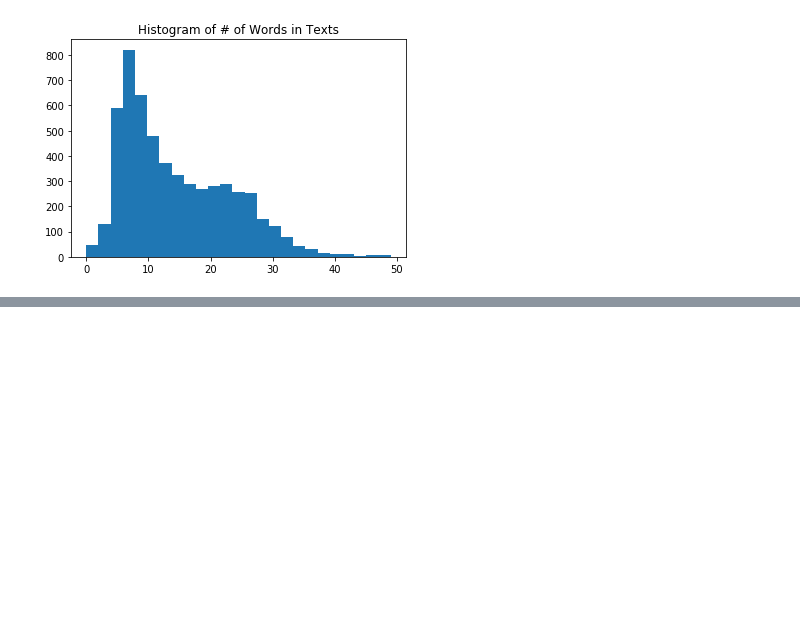
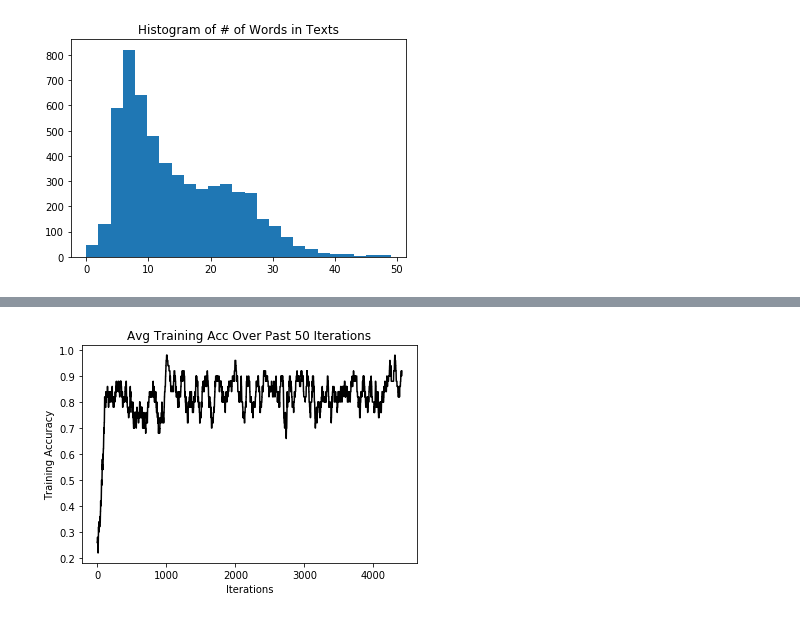
Before and after one commit to evangfreitag/TensorflowExamples, a Jupyter notebook: bagofwords.ipynb, the cells around one changed output, grey strips where cells are left out. Drawn from its saved outputs; the diff is of its cells as text; code cells hidden in the pictures; blank space fills up the shorter version.

```diff
--- a/bagofwords.ipynb
+++ b/bagofwords.ipynb
@@ -110,0 +125,25 @@ model_output = tf.add(tf.matmul(x_col_sums_2D, A), b)
+# %%
+# Start Logistic Regression
+print('Starting Training Over {} Sentences.'.format(len(texts_train)))
+loss_vec = []
+train_acc_all = []
+train_acc_avg = []
+for ix, t in enumerate(vocab_processor.fit_transform(texts_train)):
+    y_data = [[target_train[ix]]]
+
+
+    sess.run(train_step, feed_dict={x_data: t, y_target: y_data})
+    temp_loss = sess.run(loss, feed_dict={x_data: t, y_target: y_data})
+    loss_vec.append(temp_loss)
+
+    if (ix+1)%10==0:
+        print('Training Observation #' + str(ix+1) + ': Loss = ' + str(temp_loss))
+
+    # Keep trailing average of past 50 observations accuracy
+    # Get prediction of single observation
+    [[temp_pred]] = sess.run(prediction, feed_dict={x_data:t, y_target:y_data})
+    # Get True/False if prediction is accurate
+    train_acc_temp = target_train[ix]==np.round(temp_pred)
+    train_acc_all.append(train_acc_temp)
+    if len(train_acc_all) >= 50:
+        train_acc_avg.append(np.mean(train_acc_all[-50:]))
@@ -110,0 +204,9 @@ model_output = tf.add(tf.matmul(x_col_sums_2D, A), b)
+# %%
+# Plot training accuracy over time
+plt.plot(range(len(train_acc_avg)), train_acc_avg, 'k-', label='Train Accuracy')
+plt.title('Avg Training Acc Over Past 50 Iterations')
+plt.xlabel('Iterations')
+plt.ylabel('Training Accuracy')
+plt.show()
+# %% [output]
+[figure, added]
```
Also changed, not shown: parts of 3 cells of this notebook, 3 other files.
